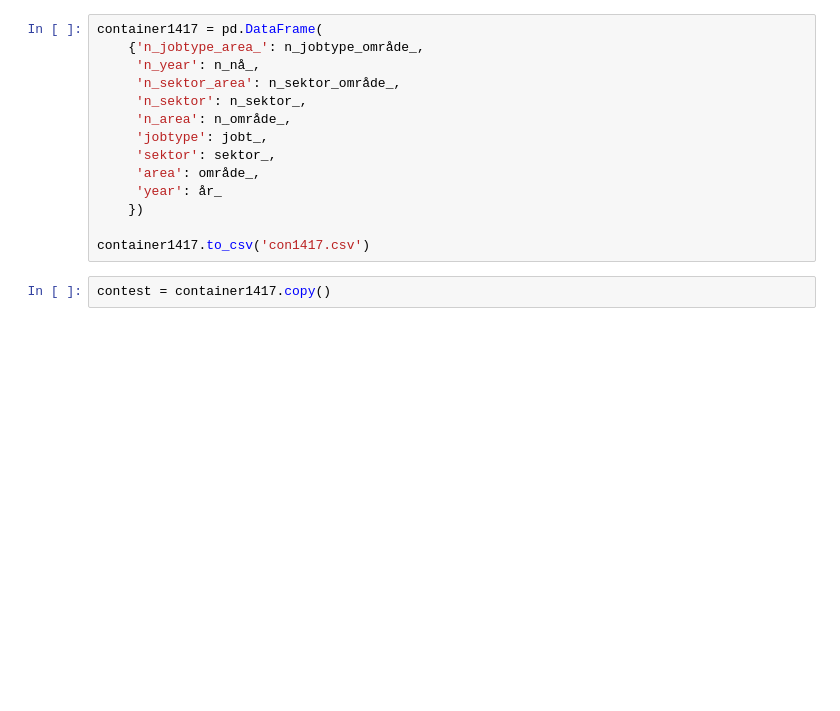
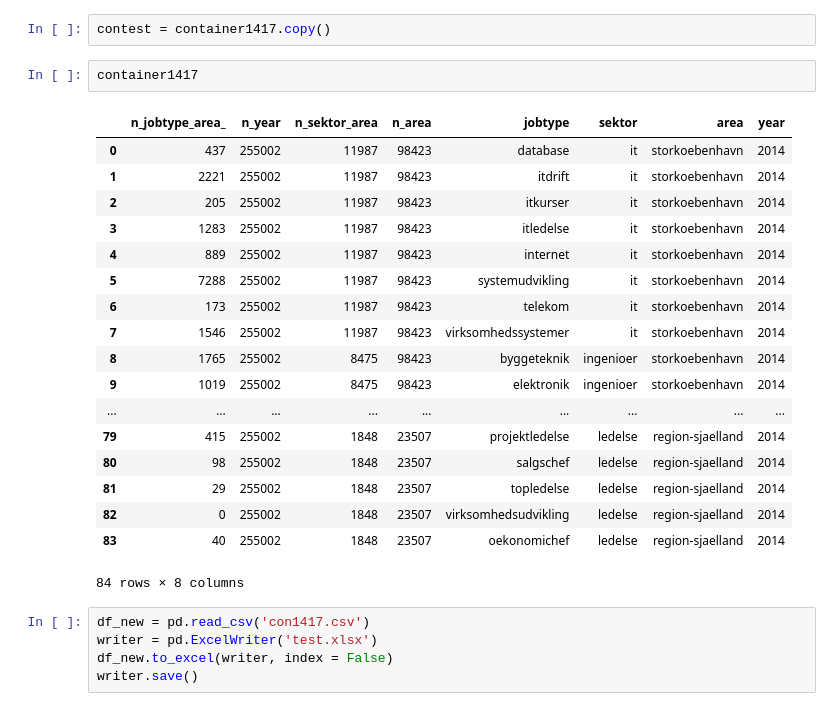
Before and after one commit to Naeim-S/GRP-33-TEST-1, a Jupyter notebook: EXAM/Dataset/Hent data 27-08-2018.ipynb, the cells around one changed output. Drawn from its saved outputs; the diff is of its cells as text; blank space fills up the shorter version.

Commit message:
Hent data på ny 28-08-2018

```diff
--- a/EXAM/Dataset/Hent data 27-08-2018.ipynb
+++ b/EXAM/Dataset/Hent data 27-08-2018.ipynb
@@ -452,19 +412,31 @@ container1417.to_csv('con1417.csv')
 # %%
 # %% [output]
 8
-# %%
-container1417 = pd.DataFrame(
-    {'n_jobtype_area_': n_jobtype_område_,
-     'n_year': n_nå_,
-     'n_sektor_area': n_sektor_område_,
-     'n_sektor': n_sektor_,
-     'n_area': n_område_,
-     'jobtype': jobt_,
-     'sektor': sektor_,
-     'area': område_,
-     'year': år_
-    })
-
-container1417.to_csv('con1417.csv')
 # %%
 contest = container1417.copy()
+# %%
+container1417
+# %% [output]
+|  | n_jobtype_area_ | n_year | n_sektor_area | n_area | jobtype | sektor | area | year |
+| 0 | 437 | 255002 | 11987 | 98423 | database | it | storkoebenhavn | 2014 |
+| 1 | 2221 | 255002 | 11987 | 98423 | itdrift | it | storkoebenhavn | 2014 |
+| 2 | 205 | 255002 | 11987 | 98423 | itkurser | it | storkoebenhavn | 2014 |
+| 3 | 1283 | 255002 | 11987 | 98423 | itledelse | it | storkoebenhavn | 2014 |
+| 4 | 889 | 255002 | 11987 | 98423 | internet | it | storkoebenhavn | 2014 |
+| 5 | 7288 | 255002 | 11987 | 98423 | systemudvikling | it | storkoebenhavn | 2014 |
+| 6 | 173 | 255002 | 11987 | 98423 | telekom | it | storkoebenhavn | 2014 |
+| 7 | 1546 | 255002 | 11987 | 98423 | virksomhedssystemer | it | storkoebenhavn | 2014 |
+| 8 | 1765 | 255002 | 8475 | 98423 | byggeteknik | ingenioer | storkoebenhavn | 2014 |
+| 9 | 1019 | 255002 | 8475 | 98423 | elektronik | ingenioer | storkoebenhavn | 2014 |
+| ... | ... | ... | ... | ... | ... | ... | ... | ... |
+| 79 | 415 | 255002 | 1848 | 23507 | projektledelse | ledelse | region-sjaelland | 2014 |
+| 80 | 98 | 255002 | 1848 | 23507 | salgschef | ledelse | region-sjaelland | 2014 |
+| 81 | 29 | 255002 | 1848 | 23507 | topledelse | ledelse | region-sjaelland | 2014 |
+| 82 | 0 | 255002 | 1848 | 23507 | virksomhedsudvikling | ledelse | region-sjaelland | 2014 |
+| 83 | 40 | 255002 | 1848 | 23507 | oekonomichef | ledelse | region-sjaelland | 2014 |
+84 rows × 8 columns
+# %%
+df_new = pd.read_csv('con1417.csv')
+writer = pd.ExcelWriter('test.xlsx')
+df_new.to_excel(writer, index = False)
+writer.save()
```
Also changed, not shown: parts of 5 cells of this notebook.
